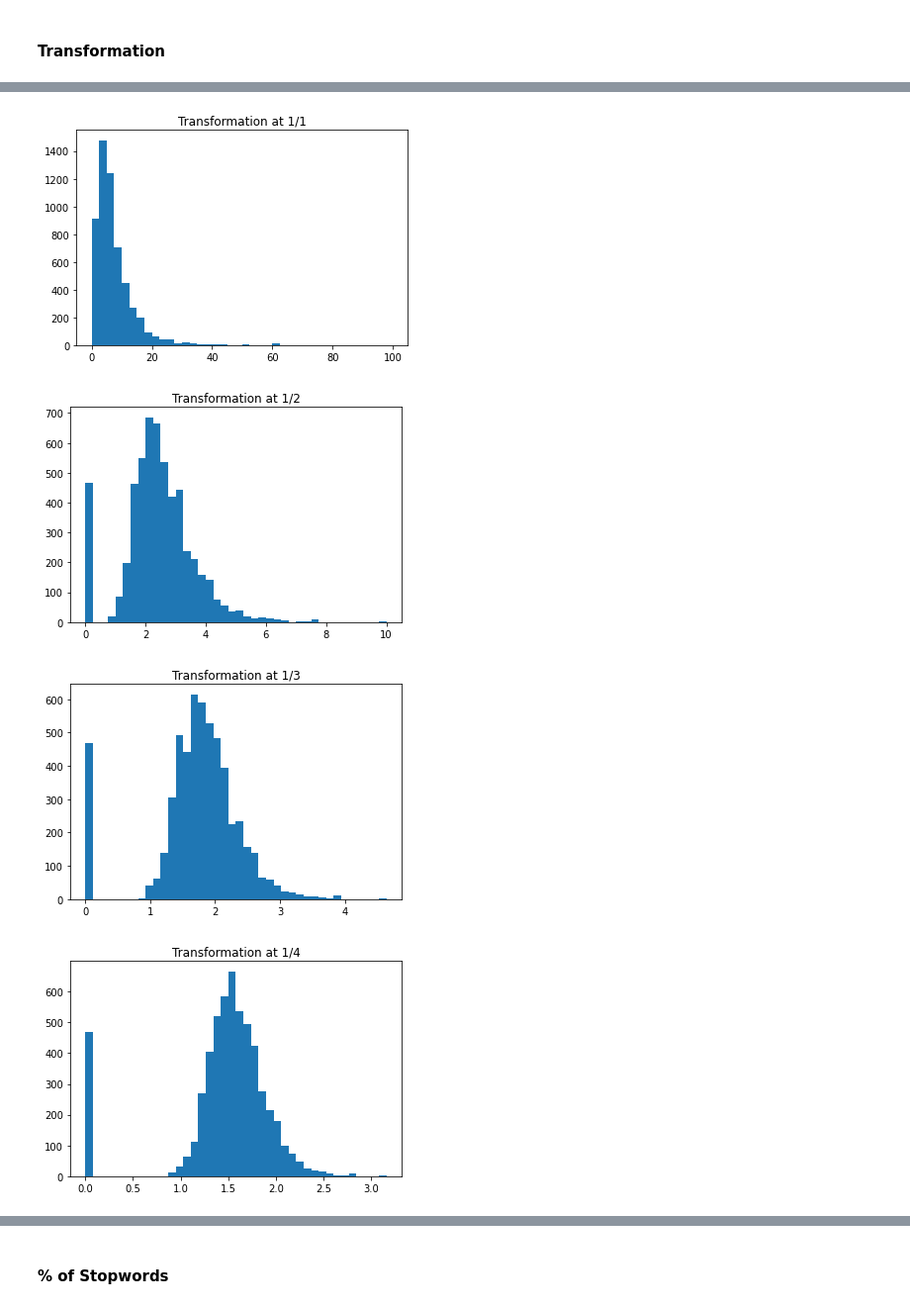
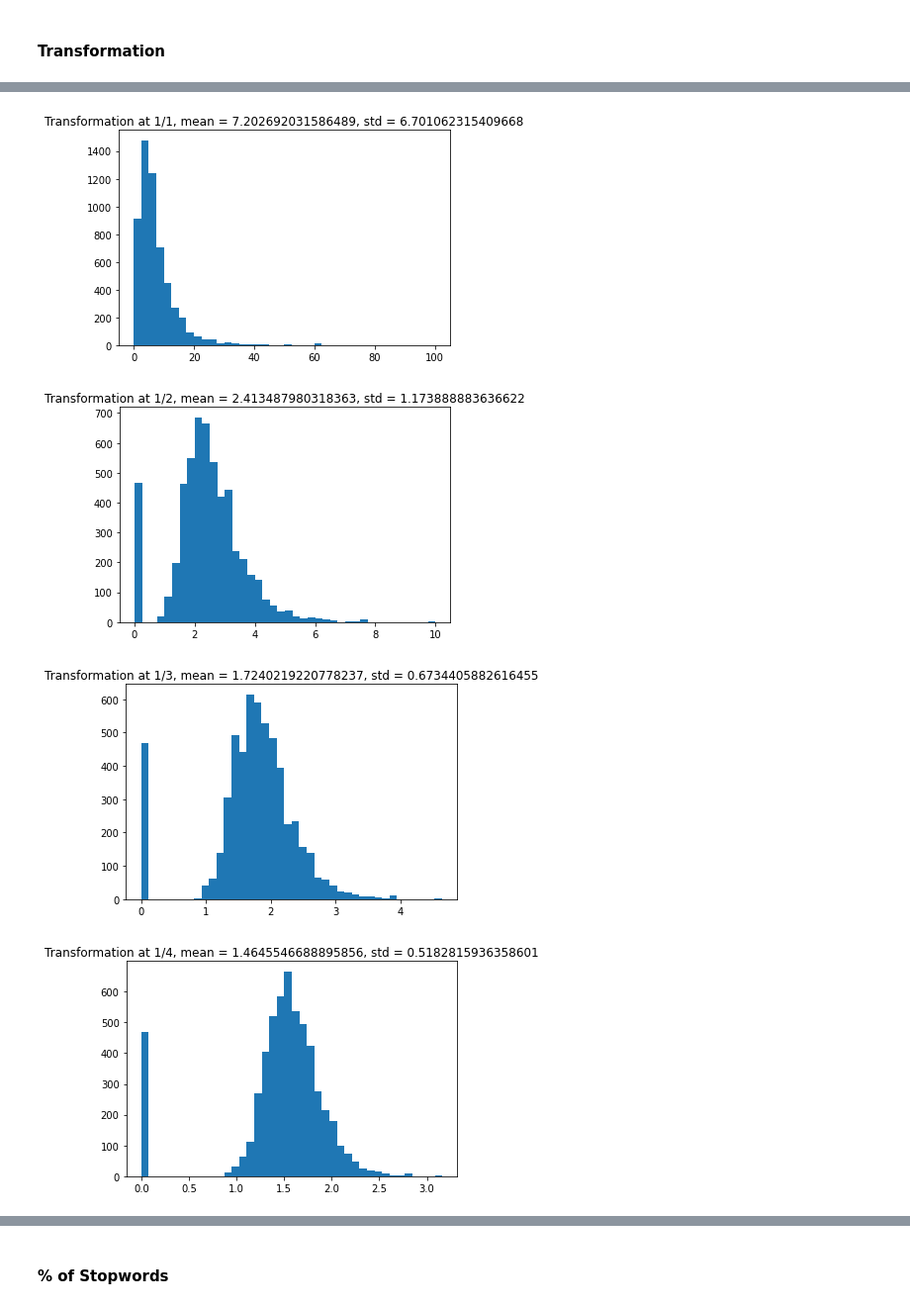
Before and after one commit to Satwikram/NLP-Implementations, a Jupyter notebook: Feature Engineering for NLP.ipynb, the cells around one changed output, grey strips where cells are left out. Shown at 99% size. Cells and saved outputs as stored; diff of their text form; code cells hidden in the pictures.

```diff
--- a/Feature Engineering for NLP.ipynb
+++ b/Feature Engineering for NLP.ipynb
@@ -177,10 +218,11 @@ plt.show()
 # %%
-for i in [1, 2, 3, 4, 5]:
-  plt.hist((dataset["punct%"])**(1/i), bins = 40)
-  plt.title("Transformation at 1/{}".format(str(i)))
+for i in range(1, 11):
+  data = (dataset["punct%"])**(1/i)
+  plt.hist(data, bins = 40)
+  plt.title("Transformation at 1/{}, mean = {}, std = {}".format(str(i),data.mean(), data.std()))
   plt.show()
 # %% [output]
-[figure, old version]
+[figure, new version]
-[figure, old version]
+[figure, new version]
-[figure, old version]
+[figure, new version]
-[figure, old version]
+[figure, new version]
```
Also changed, not shown: parts of 24 cells of this notebook.
